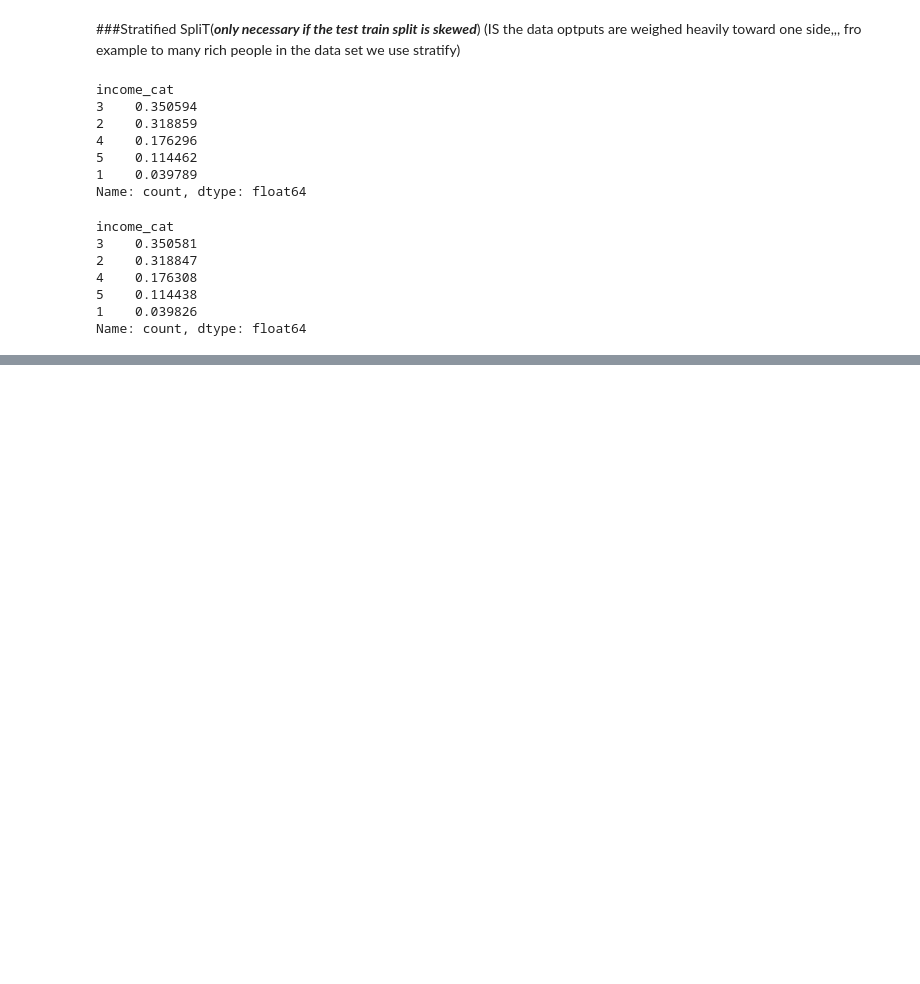
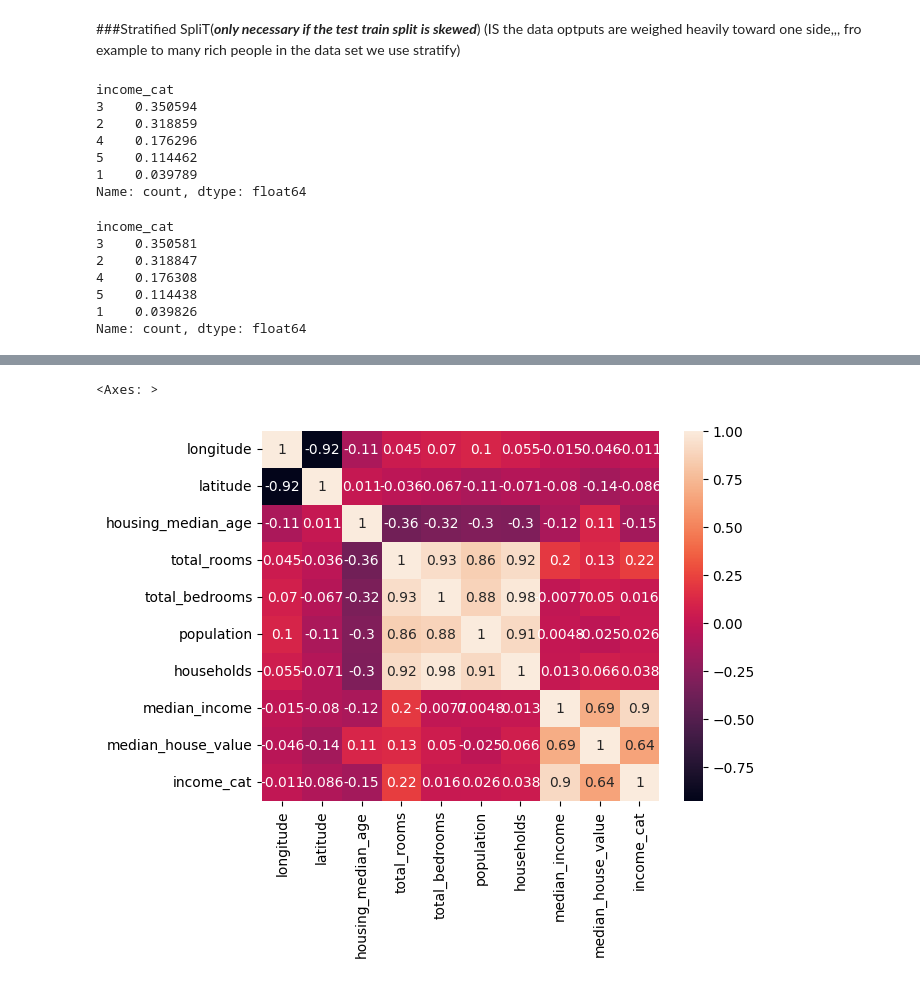
Before and after one commit to GeetheswarReddy/fake_news, a Jupyter notebook: dd.ipynb, the cells around one changed output, grey strips where cells are left out. Cells and saved outputs as stored; diff of their text form; code cells hidden in the pictures; blank space fills up the shorter version.

```diff
--- a/dd.ipynb
+++ b/dd.ipynb
@@ -143,0 +211,6 @@ Name: count, dtype: float64
+# %%
+import seaborn as sns
+sns.heatmap(housing.drop("ocean_proximity",axis=1).corr(),annot=True)
+# %% [output]
+<Axes: >
+[figure, added]
```
Also changed, not shown: parts of 36 cells of this notebook.
